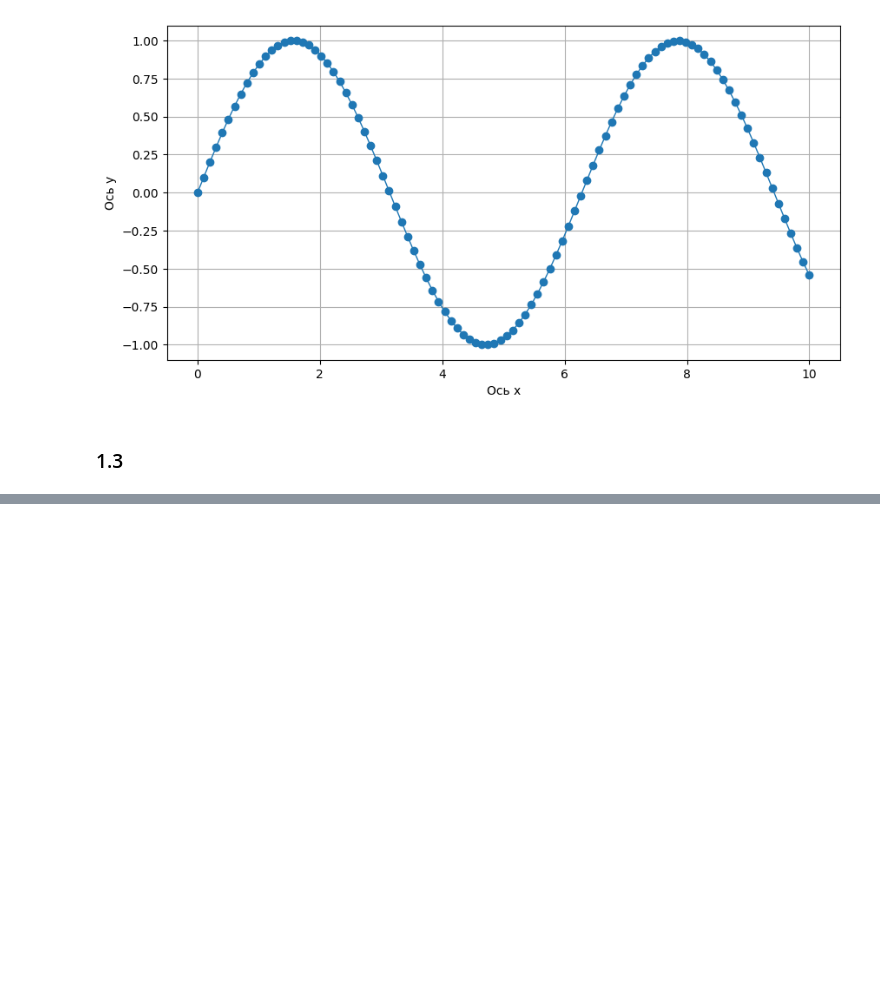
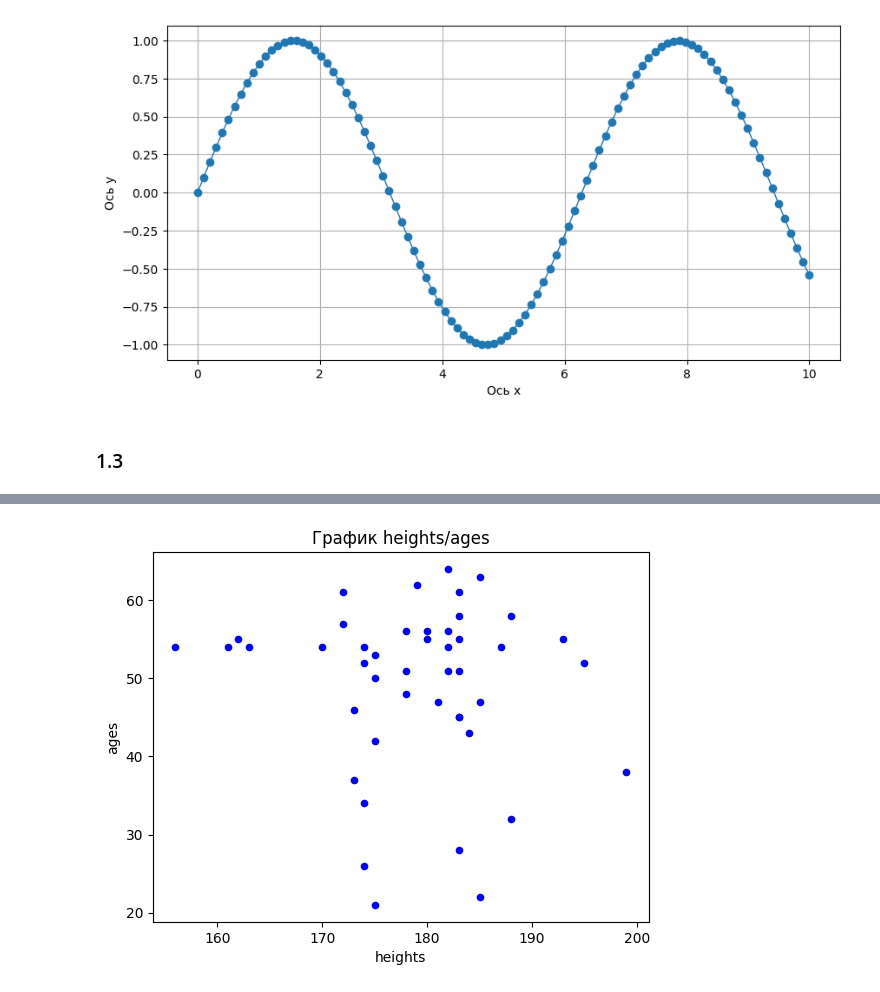
Before and after one commit to ConstantinePluss/Python, a Jupyter notebook: Chapter 3/Глава 3_1.ipynb, the cells around one changed output, grey strips where cells are left out. Saved outputs shown, nothing was run; the diff lists cells and outputs as text; code cells hidden in the pictures; blank space fills up the shorter version.

```diff
--- a/Chapter 3/Глава 3_1.ipynb
+++ b/Chapter 3/Глава 3_1.ipynb
@@ -72,0 +111,8 @@ ValueError: not enough values to unpack (expected 6, got 2)
+# %%
+data_dict = {'heights':(heights), 'ages': (ages)}
+df = pd.DataFrame(data_dict)
+df.plot(kind= 'scatter', x = 'heights', y = 'ages',color='b', title=
+'График heights/ages')
+plt.show()
+# %% [output]
+[figure, added]
```
Also changed, not shown: parts of 6 cells of this notebook, 1 other file.
